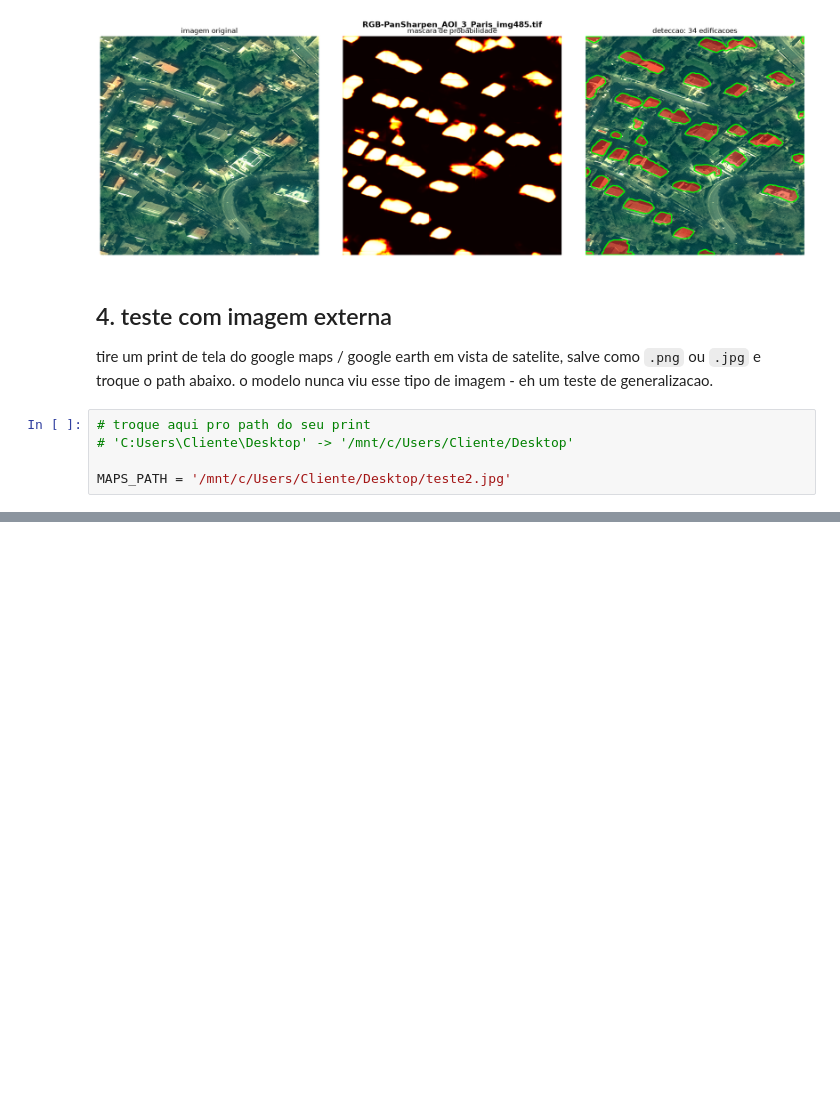
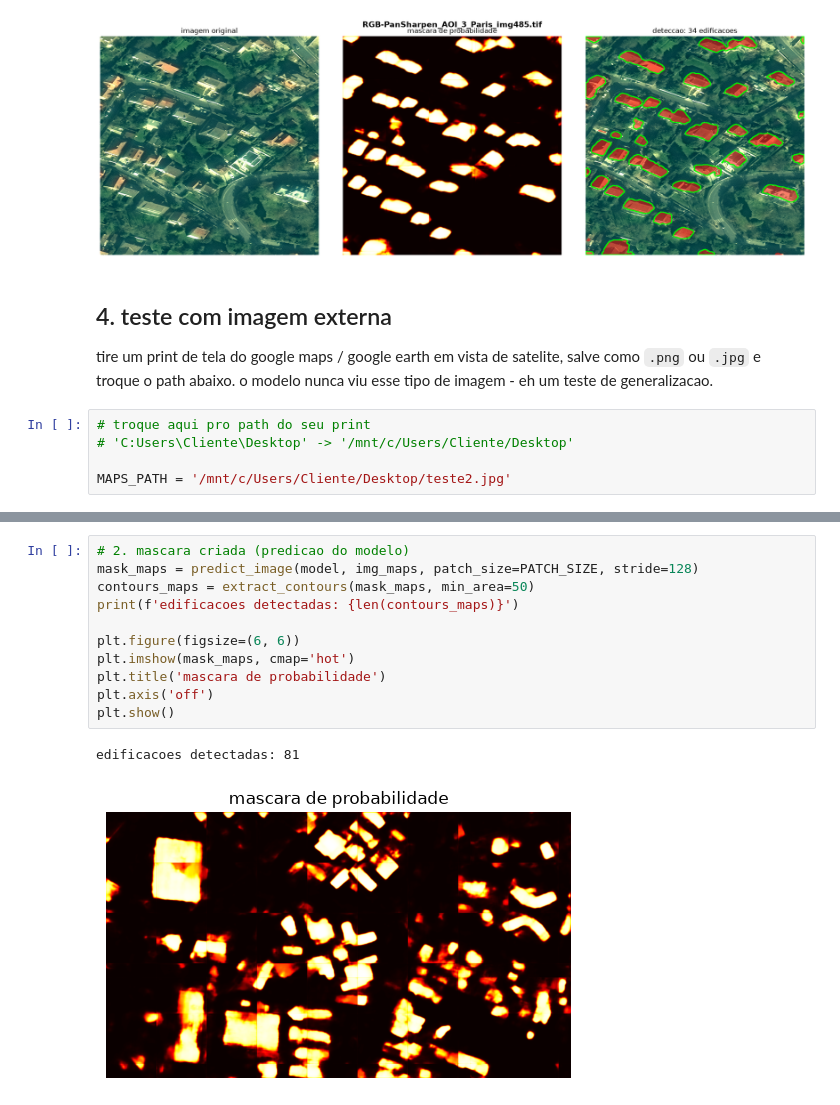
Before and after one commit to joseduardop/building-footprint-segmentation, a Jupyter notebook: notebooks/demo.ipynb, the cells around one changed output, grey strips where cells are left out. Drawn from its saved outputs; the diff is of its cells as text; blank space fills up the shorter version.

```diff
--- a/notebooks/demo.ipynb
+++ b/notebooks/demo.ipynb
@@ -191,0 +206,14 @@ MAPS_PATH = '/mnt/c/Users/Cliente/Desktop/teste2.jpg'
+# %%
+# 2. mascara criada (predicao do modelo)
+mask_maps = predict_image(model, img_maps, patch_size=PATCH_SIZE, stride=128)
+contours_maps = extract_contours(mask_maps, min_area=50)
+print(f'edificacoes detectadas: {len(contours_maps)}')
+
+plt.figure(figsize=(6, 6))
+plt.imshow(mask_maps, cmap='hot')
+plt.title('mascara de probabilidade')
+plt.axis('off')
+plt.show()
+# %% [output]
+edificacoes detectadas: 81
+[figure, added]
```
Also changed, not shown: parts of 6 cells of this notebook.
